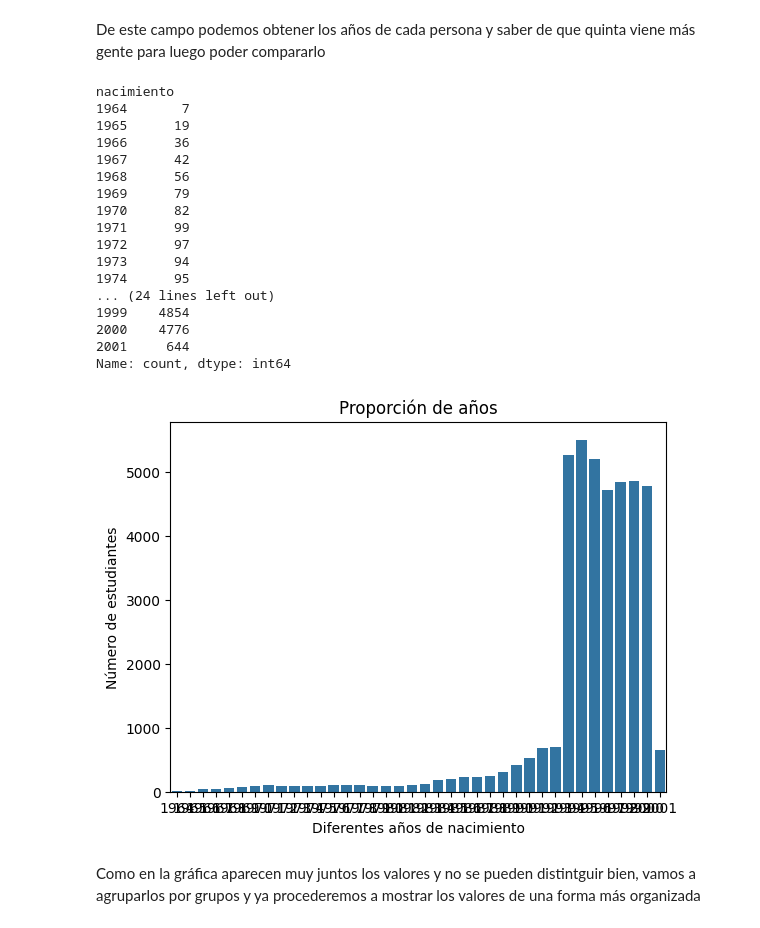
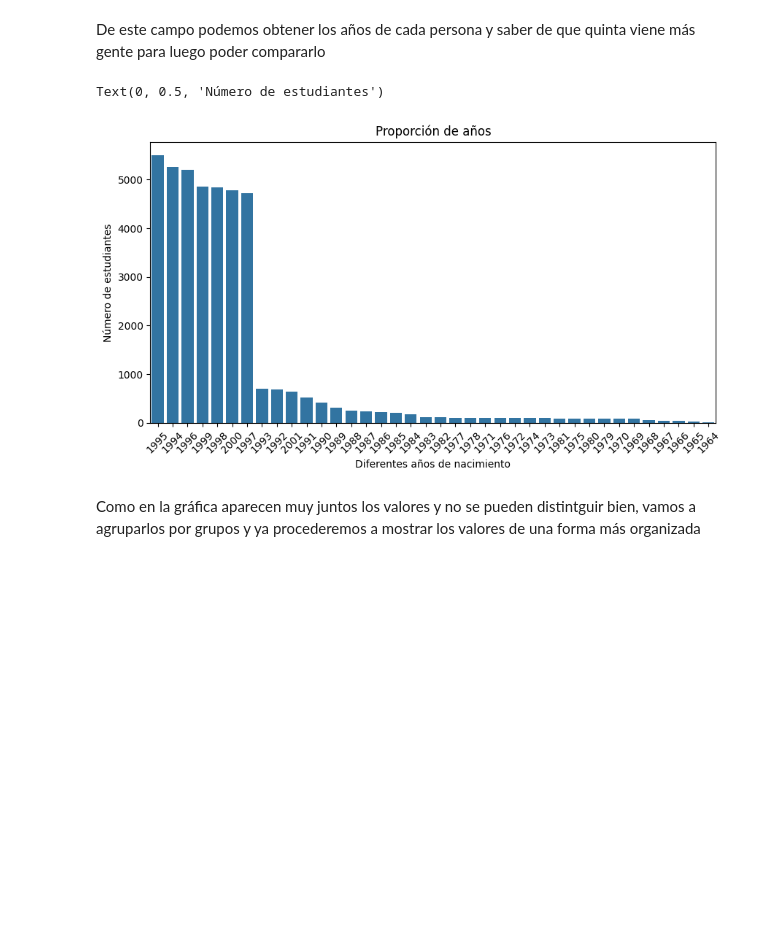
Before and after one commit to GuillermoMorcillo/Practica1Mineria, a Jupyter notebook: Práctica 1 - Análisis, procesamiento y validación .ipynb, the cells around one changed output. Drawn from its saved outputs; the diff is of its cells as text; code cells hidden in the pictures; blank space fills up the shorter version.

```diff
--- a/Práctica 1 - Análisis, procesamiento y validación .ipynb
+++ b/Práctica 1 - Análisis, procesamiento y validación .ipynb
@@ -247,32 +247,16 @@ De este campo podemos obtener los años de cada persona y saber de que quinta vi
 # %%
 df_nacimiento = df_train["nacimiento"].apply(lambda row: row[0:4])
 df_nacimiento = df_nacimiento.value_counts()
-df_nacimiento = df_nacimiento.sort_index()
 
+plt.figure(figsize=(10,5))
 sns.barplot(df_nacimiento)
 plt.title("Proporción de años")
 plt.xlabel("Diferentes años de nacimiento")
+plt.xticks(rotation=45)
 plt.ylabel("Número de estudiantes")
-print(df_nacimiento)
 # %% [output]
-nacimiento
-1964       7
-1965      19
-1966      36
-1967      42
-1968      56
-1969      79
-1970      82
-1971      99
-1972      97
-1973      94
-1974      95
-... (24 lines left out)
-1999    4854
-2000    4776
-2001     644
-Name: count, dtype: int64
+Text(0, 0.5, 'Número de estudiantes')
-[figure, old version]
+[figure, new version]
 # %% [markdown]
 Como en la gráfica aparecen muy juntos los valores y no se pueden distintguir bien, vamos a agruparlos por grupos y ya procederemos a mostrar los valores de una forma más organizada
 # %%
```
Also changed, not shown: parts of 12 cells of this notebook.
